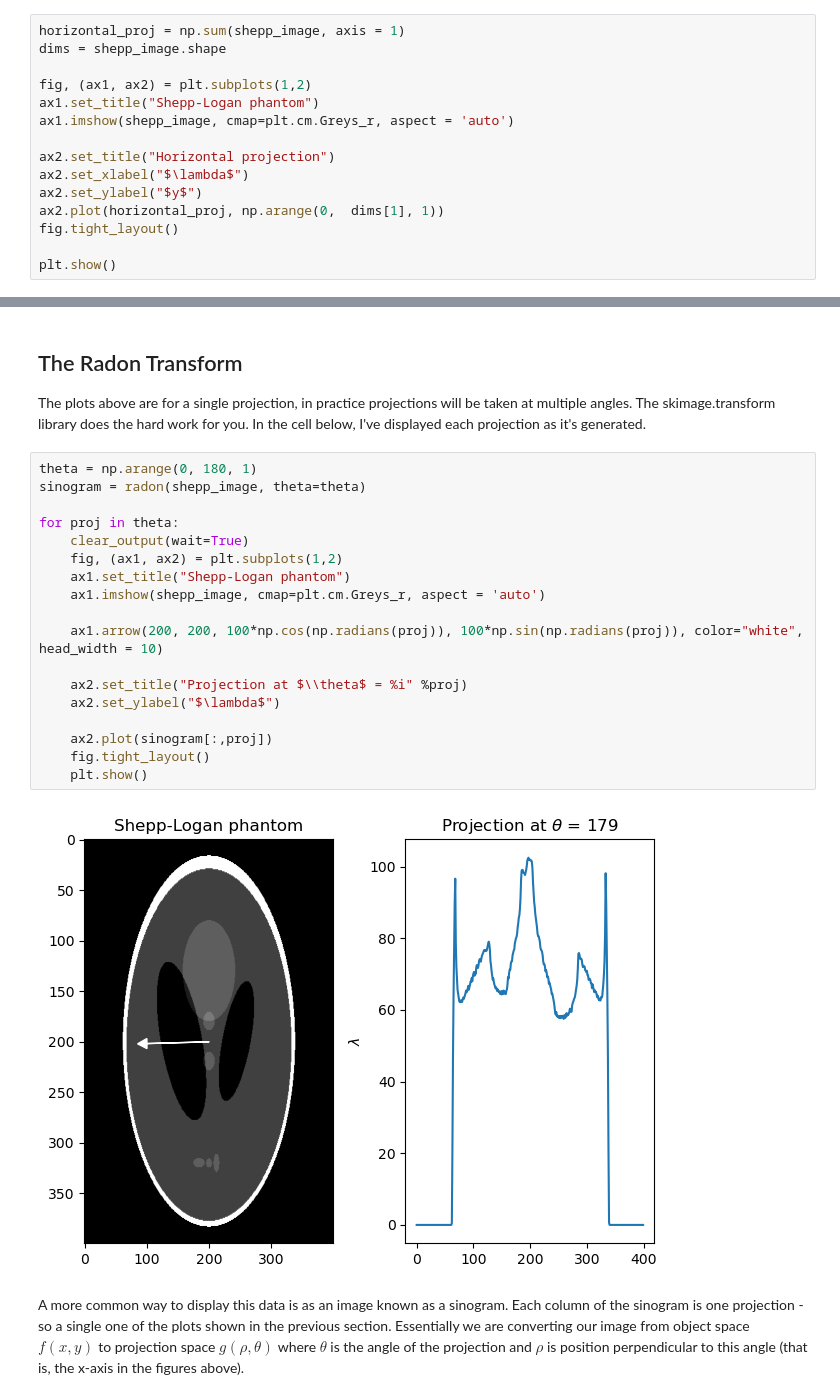
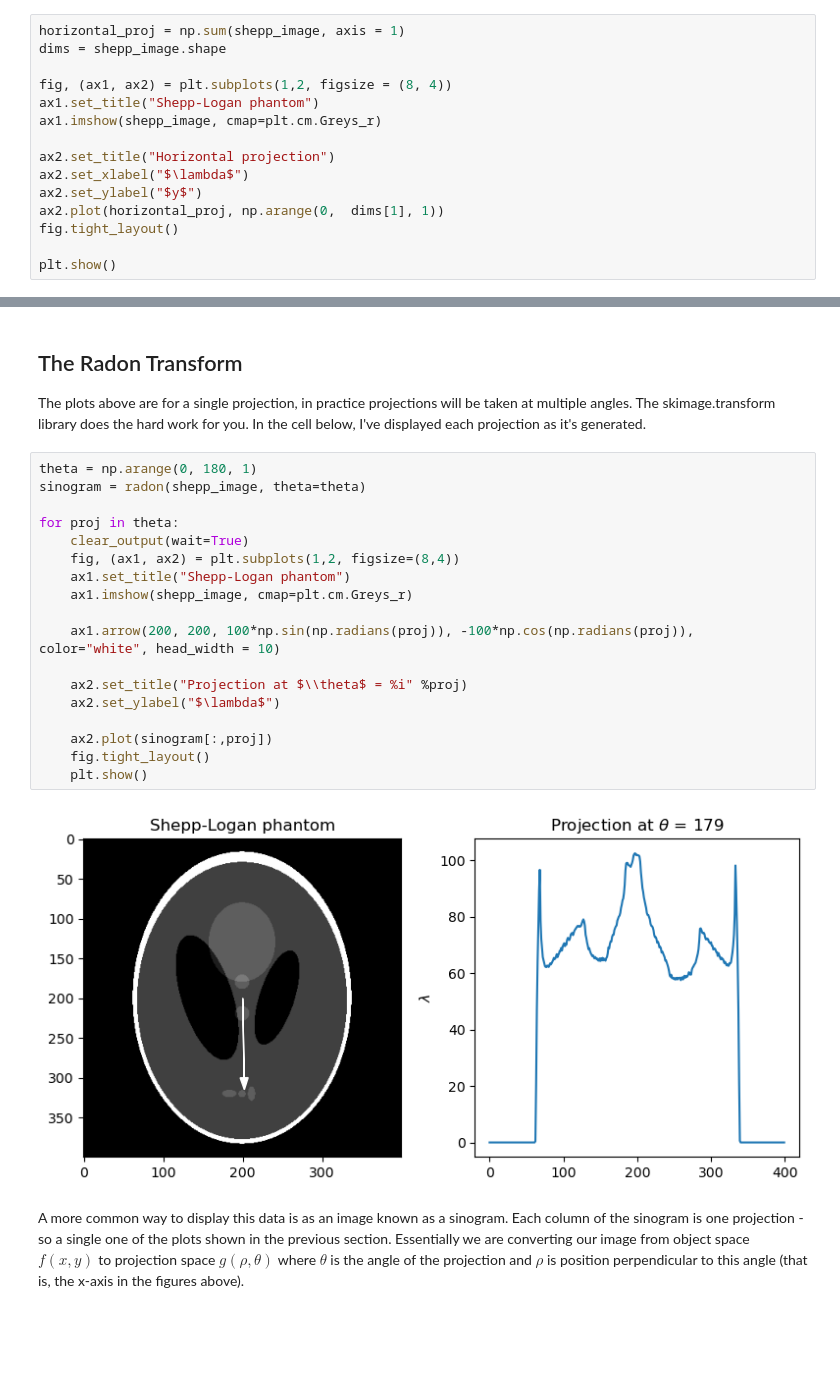
Before and after one commit to lborophysics/PHC801, a Jupyter notebook: W6 CT Notebook.ipynb, the cells around one changed output, grey strips where cells are left out. Saved outputs shown, nothing was run; the diff lists cells and outputs as text; blank space fills up the shorter version.

```diff
--- a/W6 CT Notebook.ipynb
+++ b/W6 CT Notebook.ipynb
@@ -65,9 +65,9 @@ If you wanted to create a more intuitive plot you could use the following code t
 horizontal_proj = np.sum(shepp_image, axis = 1)
 dims = shepp_image.shape
 
-fig, (ax1, ax2) = plt.subplots(1,2)
+fig, (ax1, ax2) = plt.subplots(1,2, figsize = (8, 4))
 ax1.set_title("Shepp-Logan phantom")
-ax1.imshow(shepp_image, cmap=plt.cm.Greys_r, aspect = 'auto')
+ax1.imshow(shepp_image, cmap=plt.cm.Greys_r)
 
 ax2.set_title("Horizontal projection")
 ax2.set_xlabel("$\lambda$")
@@ -95,23 +95,23 @@ The plots above are for a single projection, in practice projections will be tak
 # %%
 theta = np.arange(0, 180, 1)
 sinogram = radon(shepp_image, theta=theta)
 
 for proj in theta:
     clear_output(wait=True)
-    fig, (ax1, ax2) = plt.subplots(1,2)
+    fig, (ax1, ax2) = plt.subplots(1,2, figsize=(8,4))
     ax1.set_title("Shepp-Logan phantom")
-    ax1.imshow(shepp_image, cmap=plt.cm.Greys_r, aspect = 'auto')
+    ax1.imshow(shepp_image, cmap=plt.cm.Greys_r)
 
-    ax1.arrow(200, 200, 100*np.cos(np.radians(proj)), 100*np.sin(np.radians(proj)), color="white", head_width = 10)
+    ax1.arrow(200, 200, 100*np.sin(np.radians(proj)), -100*np.cos(np.radians(proj)), color="white", head_width = 10)
 
     ax2.set_title("Projection at $\\theta$ = %i" %proj)
     ax2.set_ylabel("$\lambda$")
 
     ax2.plot(sinogram[:,proj])
     fig.tight_layout()
     plt.show()
 # %% [output]
-[figure, old version]
+[figure, new version]
 # %% [markdown]
 A more common way to display this data is as an image known as a sinogram. Each column of the sinogram is one projection - so a single one of the plots shown in the previous section. Essentially we are converting our image from object space $f\left(x, y\right)$ to projection space $g\left(\rho, \theta\right)$ where $\theta$ is the angle of the projection and $\rho$ is position perpendicular to this angle (that is, the x-axis in the figures above).
 # %%
```
Also changed, not shown: parts of 5 cells of this notebook.
